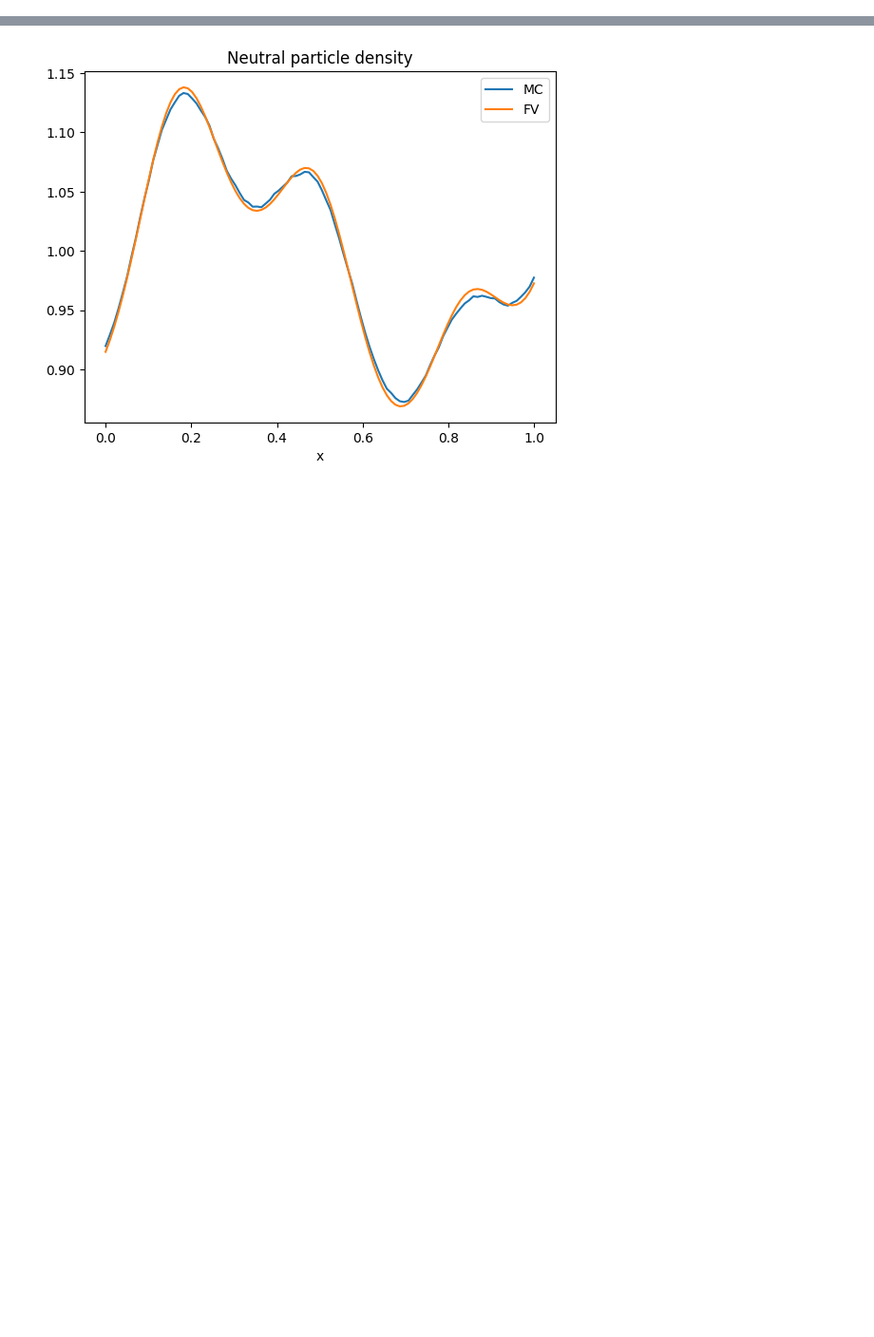
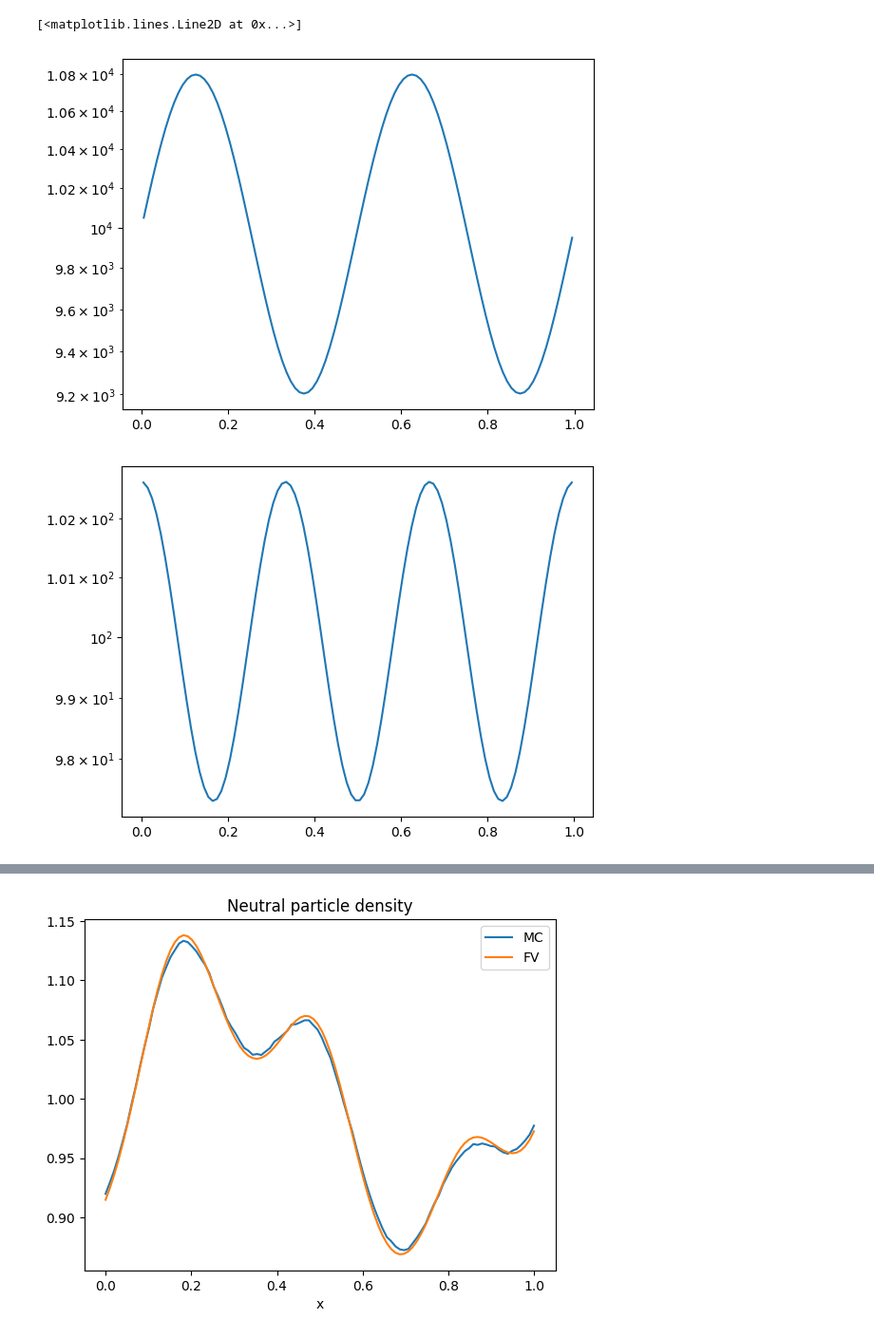
Before and after one commit to RVB12/neptune-mc, a Jupyter notebook: examples/script_vince.ipynb, the cells around one changed output, grey strips where cells are left out. Shown at 95% size. Saved outputs shown, nothing was run; the diff lists cells and outputs as text; code cells hidden in the pictures; blank space fills up the shorter version.

```diff
--- a/examples/script_vince.ipynb
+++ b/examples/script_vince.ipynb
@@ -10,38 +10,48 @@ config = {}
 
 # Length of the domain
 Lx = 1.0
-Ly = 1.0
-Lz = 1.0
+Ly = 2.0
+Lz = 2.0
 
 # Number of cells in each direction
 nx = 100
 ny = 1
 nz = 1
 
 # Background parameters
 ncells = nx * ny * nz
 vol = Lx*Ly*Lz/nx/ny/nz
 
 xval = np.linspace(1./nx/2., 1-1./nx/2., nx)
 intensityfun = np.zeros(ncells)
 for i in range(ncells):
     # intensityfun[i] = 1.0
     intensityfun[i] = (1.0 / (2.0 * np.pi) ) * np.sin(2.0 * np.pi * xval[i]) + 1.0
 
 rate = np.zeros(ncells, dtype=np.float64)
 for i in range(ncells):
     rate[i] = (1.0 / (4.0 * np.pi) ) * 10.0**4 * np.sin(4.0 * np.pi * xval[i]) + 10.0**4
 
 bgk_stddev = np.zeros(ncells, dtype=np.float64)
 for i in range(ncells):
     bgk_stddev[i] = np.sqrt((1.0 / (6.0 * np.pi) ) * 10.0**4 * np.cos(6.0 * np.pi * xval[i]) + 10.0**4)
 
 bgk_mean_x = np.zeros(ncells, dtype=np.float64)
 for i in range(ncells):
     bgk_mean_x[i] = (1.0 / (6.0 * np.pi) ) * np.sin(6.0 * np.pi * xval[i]) + 1.0
 
 bgk_mean_y = np.zeros(ncells, dtype=np.float64)
 bgk_mean_z = np.zeros(ncells, dtype=np.float64)
+
+plt.figure()
+plt.semilogy(xval, rate, label='Rate')
+
+plt.figure()
+plt.semilogy(xval, bgk_stddev, label='BGK StdDev')
+# %% [output]
+[<matplotlib.lines.Line2D at 0x...>]
+[figure, added]
+[figure, added]
 # %%
 
 config["mesh"] = {
```
Also changed, not shown: parts of 2 cells of this notebook, 7 other files.
